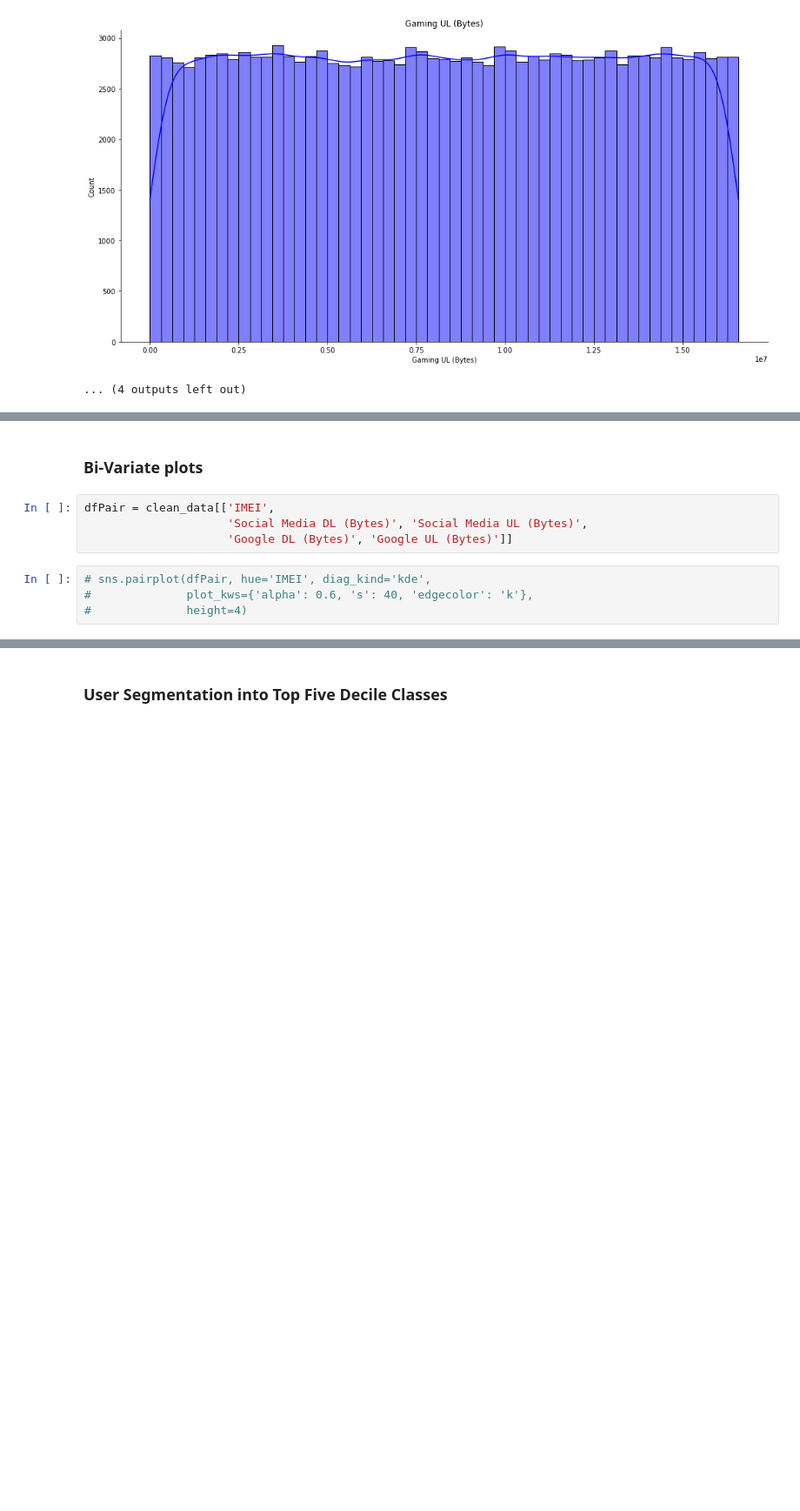
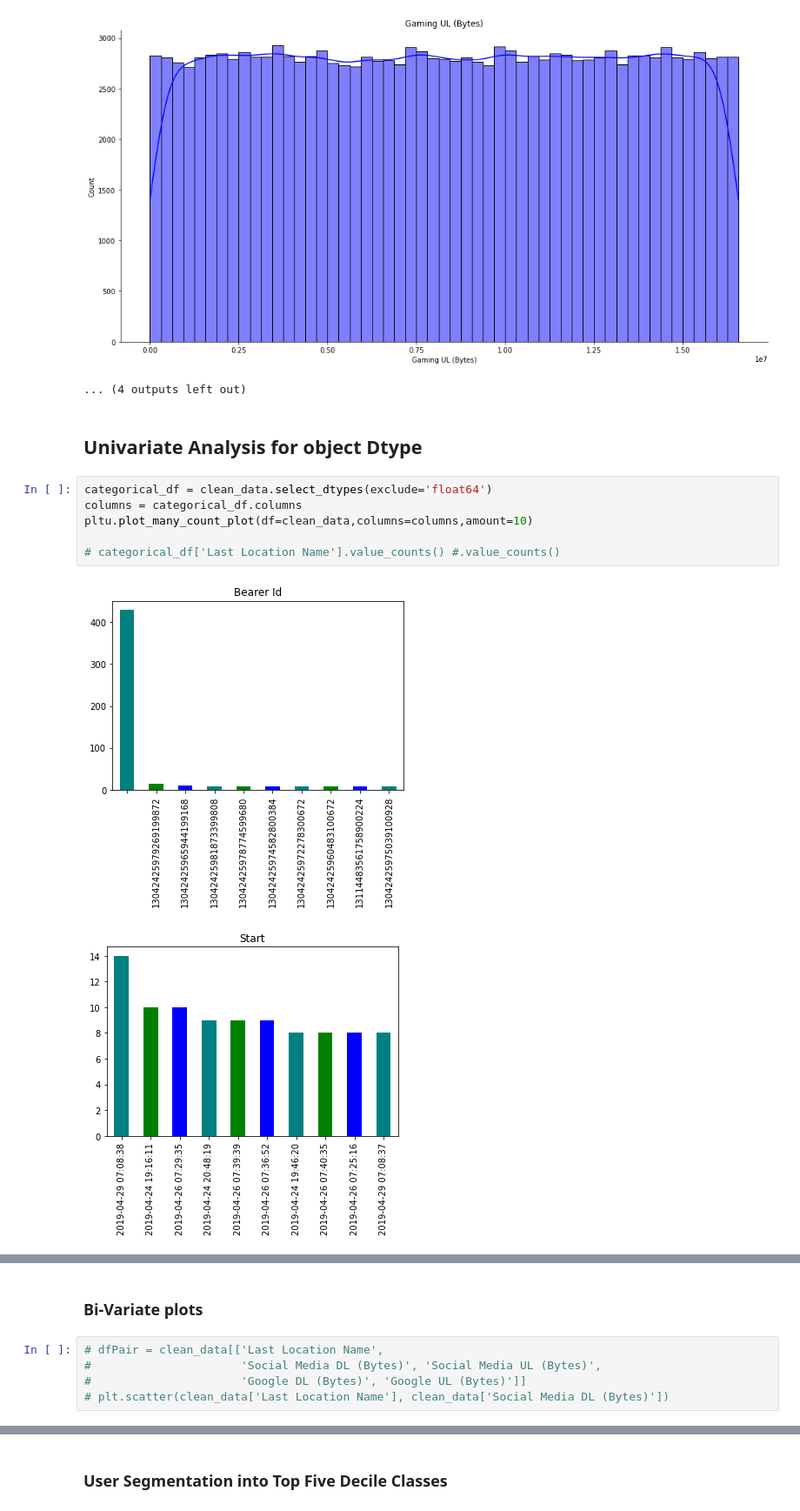
Before and after one commit to degagawolde/User-Analytics-Telecommunication-Industry, a Jupyter notebook: notebook/User-Overview-Analysis.ipynb, the cells around one changed output, grey strips where cells are left out. Shown: that part at 87% size. Saved outputs shown, nothing was run; the diff lists cells and outputs as text; blank space fills up the shorter version.

```diff
--- a/notebook/User-Overview-Analysis.ipynb
+++ b/notebook/User-Overview-Analysis.ipynb
@@ -413,3 +425,14 @@ pltu.plot_many_hist(df=clean_data,columns=columns,color='blue')
 [figure]
 [figure]
 ... (4 outputs left out)
+# %% [markdown]
+## Univariate Analysis for object Dtype
+# %%
+categorical_df = clean_data.select_dtypes(exclude='float64')
+columns = categorical_df.columns
+pltu.plot_many_count_plot(df=clean_data,columns=columns,amount=10)
+
+# categorical_df['Last Location Name'].value_counts() #.value_counts()
+# %% [output]
+[figure, added]
+[figure, added]
@@ -416,10 +446,7 @@ pltu.plot_many_hist(df=clean_data,columns=columns,color='blue')
 # %% [markdown]
 ### Bi-Variate plots
 # %%
-dfPair = clean_data[['IMEI',
-                     'Social Media DL (Bytes)', 'Social Media UL (Bytes)',
-                     'Google DL (Bytes)', 'Google UL (Bytes)']]
+# dfPair = clean_data[['Last Location Name',
+#                      'Social Media DL (Bytes)', 'Social Media UL (Bytes)',
+#                      'Google DL (Bytes)', 'Google UL (Bytes)']]
+# plt.scatter(clean_data['Last Location Name'], clean_data['Social Media DL (Bytes)'])
-# %%
-# sns.pairplot(dfPair, hue='IMEI', diag_kind='kde',
-#              plot_kws={'alpha': 0.6, 's': 40, 'edgecolor': 'k'},
-#              height=4)
```
Also changed, not shown: parts of 14 cells of this notebook, 2 other files.
